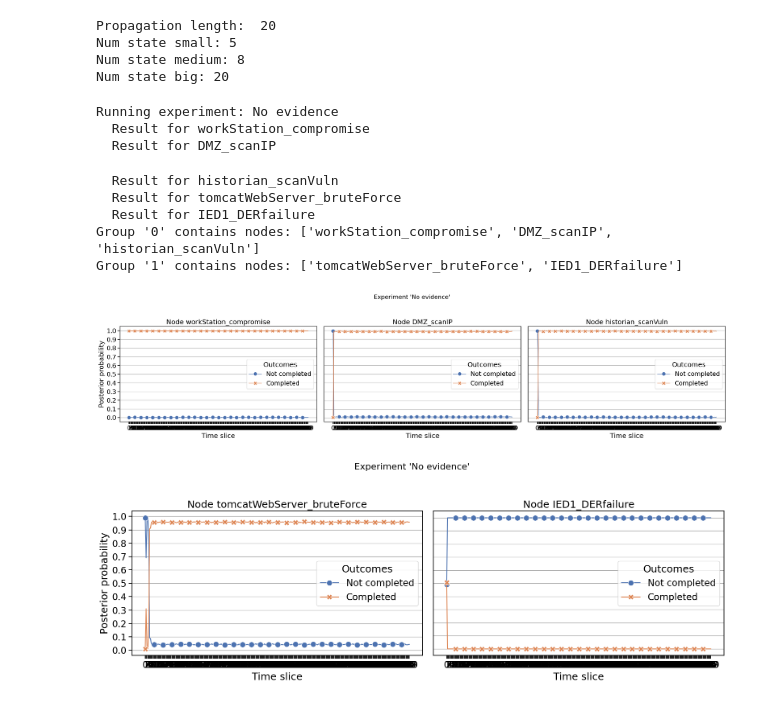
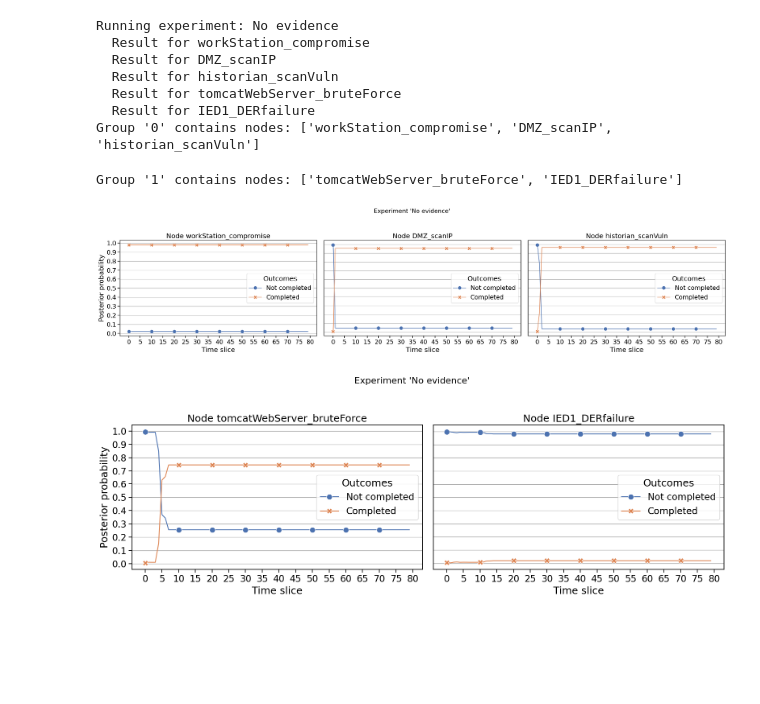
Before and after one commit to Dosclic98/dbn-sim-learning, a Jupyter notebook: experimentanalyzer.ipynb, the cells around one changed output. Saved outputs shown, nothing was run; the diff lists cells and outputs as text; code cells hidden in the pictures; blank space fills up the shorter version.

Commit message:
Added new parameterized model and results

```diff
--- a/experimentanalyzer.ipynb
+++ b/experimentanalyzer.ipynb
@@ -10,8 +10,10 @@ import seaborn as sns
 import matplotlib.pyplot as plt
 # %%
 fileName = "DBNfromAG_learned.xdsl"
-numSlices = 300
+numSlices = 80
 dt = 1 # time step in seconds
+
+algoTypeExact = True
 
 
 remapOutcomes = ["workStation_compromise", "DMZ_scanIP", "historian_scanVuln", "tomcatWebServer_bruteForce", "IED1_DERfailure"]
@@ -35,22 +37,20 @@ experiments: list[Experiment] = [
 # %%
 net = pysmile.Network()
 net.read_file(fileName)
-# Set default inference algorithm and parameters
-net.set_bayesian_algorithm(pysmile.BayesianAlgorithmType.EPIS_SAMPLING)
-#pysmile.EPISParams.num_state_big
-# Print default EPIS algorithm parameters
-episParams = net.get_epis_params()
-episParams.propagation_length = 20  # Example modification
-net.set_epis_params(episParams)
-print("Propagation length: ", episParams.propagation_length)
-print("Num state small:", episParams.num_state_small)
-print("Num state medium:", episParams.num_state_medium)
-print("Num state big:", episParams.num_state_big)
+if not algoTypeExact:
+    # Set default inference algorithm and parameters
+    net.set_bayesian_algorithm(pysmile.BayesianAlgorithmType.EPIS_SAMPLING)
+    #pysmile.EPISParams.num_state_big
+    # Print default EPIS algorithm parameters
+    episParams = net.get_epis_params()
+    episParams.propagation_length = 20  # Example modification
+    net.set_epis_params(episParams)
+    print("Propagation length: ", episParams.propagation_length)
+    print("Num state small:", episParams.num_state_small)
+    print("Num state medium:", episParams.num_state_medium)
+    print("Num state big:", episParams.num_state_big)
+else:
+    net.set_bayesian_algorithm(pysmile.BayesianAlgorithmType.LAURITZEN)
-# %% [output]
-Propagation length:  20
-Num state small: 5
-Num state medium: 8
-Num state big: 20
 # %%
 def plotResults(results: pd.DataFrame, exp: Experiment, save: bool = True):
     # Increase font size for better readability
@@ -99,7 +99,8 @@ def plotResults(results: pd.DataFrame, exp: Experiment, save: bool = True):
                     ax.set_xlabel("")
                 else:
                     ax.set_xlabel("Time slice")
-                    ax.set_xticks(range(0, numSlices))
+                    step = 5
+                    ax.set_xticks(range(0, numSlices+step, step))
         plt.tight_layout(rect=[0, 0.03, 1, 0.95])
         if save:
             plt.savefig(f"plots/{exp.name}_group_{group}.png")
@@ -162,36 +163,36 @@ def runExperimentsFiltering(net: pysmile.Network, experiments: list[Experiment])
                         # Set temporal evidence up to the current time slice
                         net.set_temporal_evidence(analytic.nodeId, slice_num, analytic.outcomeId)
                         j += 1
             # Run inference
             net.update_beliefs()
             # Plot results
             for result in exp.results:
                 val = net.get_node_value(result.nodeId)
                 # Build the results dataframe
                 resDict = {}
                 for outcomeId, h in zip(net.get_outcome_ids(result.nodeId), range(len(net.get_outcome_ids(result.nodeId)))):
                     numOutcomes = len(net.get_outcome_ids(result.nodeId))
                     if result.nodeId in remapOutcomes:
                         outcomeId = outcomesRemap[outcomeId]
                     resDict = {
                         "nodeId": result.nodeId,
                         "slice": i,
                         "outcomeId": outcomeId,
                         "value": val[(i * numOutcomes) + h]
                     }
                     resDf = pd.concat([resDf, pd.DataFrame([resDict])], ignore_index=True)
         plotResults(resDf, exp)
 
 #runExperimentsFiltering(net, experiments)
 runExperiments(net, experiments)
 # %% [output]
 Running experiment: No evidence
   Result for workStation_compromise
   Result for DMZ_scanIP
+  Result for historian_scanVuln
+  Result for tomcatWebServer_bruteForce
+  Result for IED1_DERfailure
+Group '0' contains nodes: ['workStation_compromise', 'DMZ_scanIP', 'historian_scanVuln']
-  Result for historian_scanVuln
-  Result for tomcatWebServer_bruteForce
-  Result for IED1_DERfailure
-Group '0' contains nodes: ['workStation_compromise', 'DMZ_scanIP', 'historian_scanVuln']
 Group '1' contains nodes: ['tomcatWebServer_bruteForce', 'IED1_DERfailure']
-[figure, old version]
+[figure, new version]
-[figure, old version]
+[figure, new version]
```
Also changed, not shown: 2 other files.
